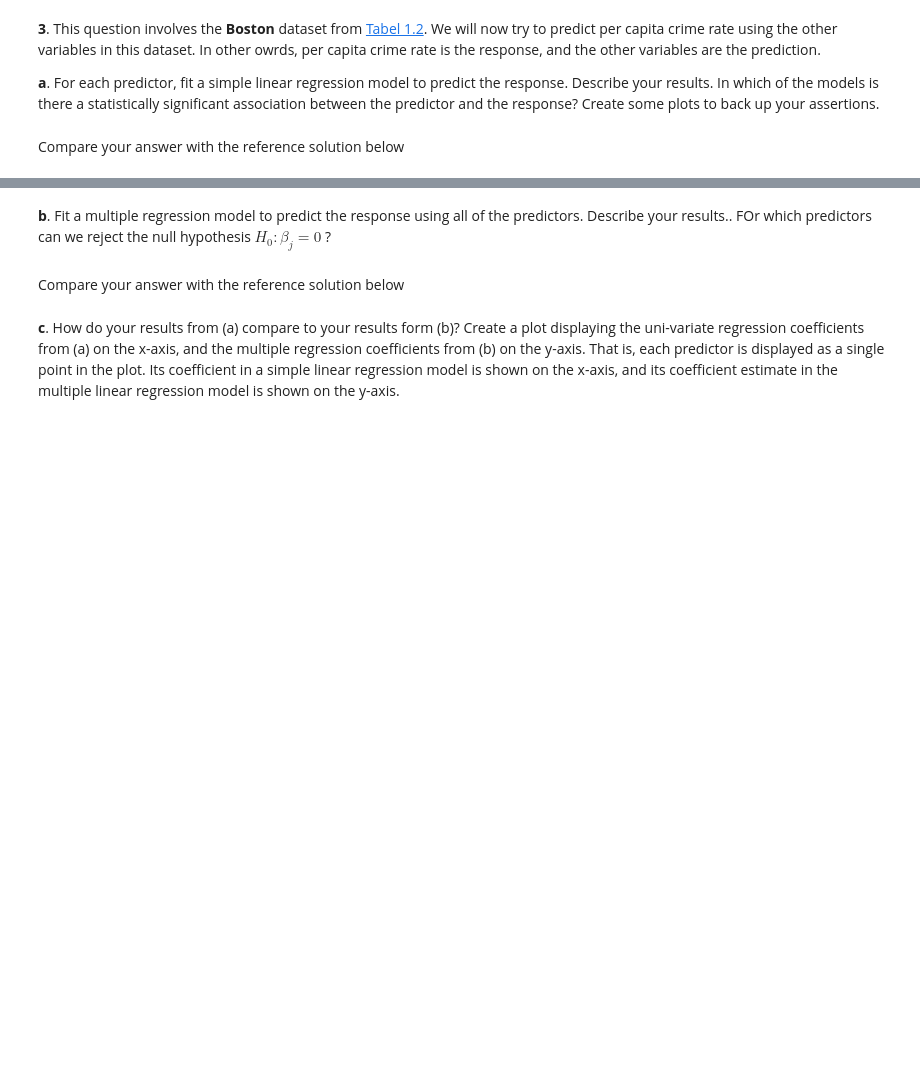
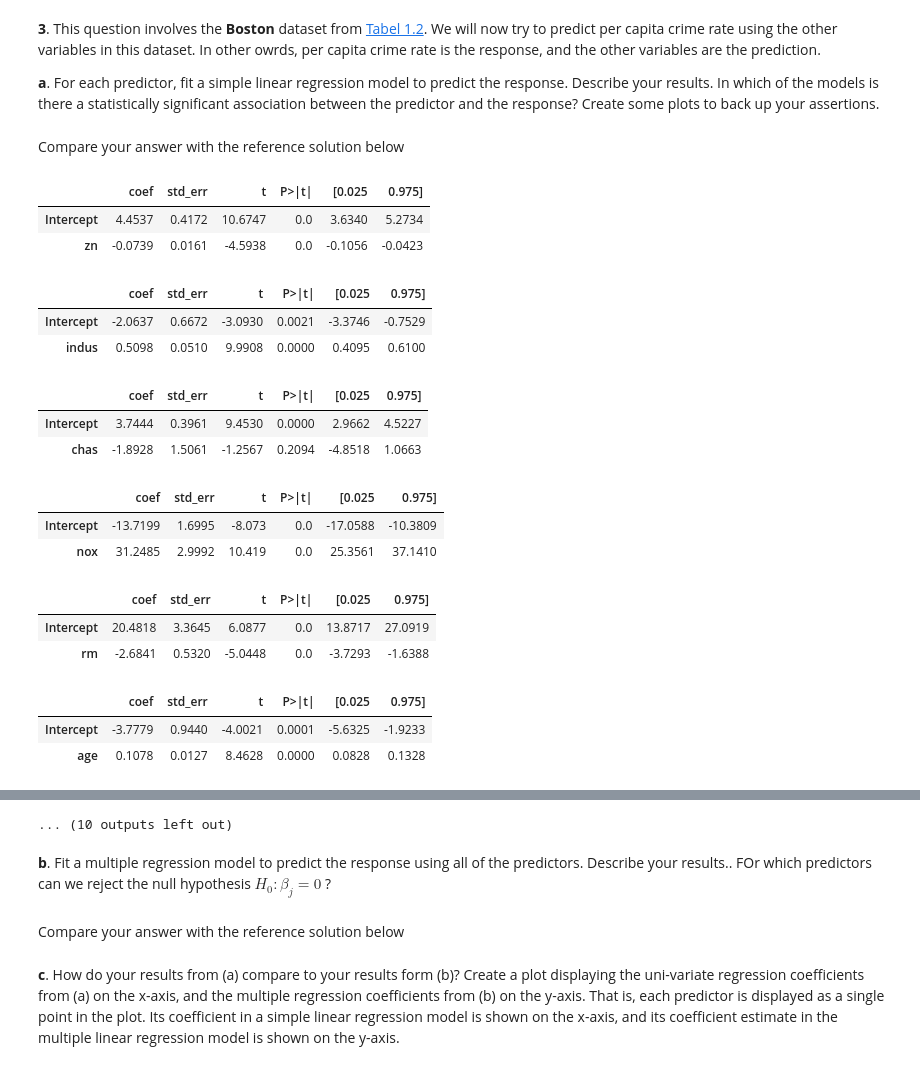
Before and after one commit to pykale/transparentML, a Jupyter notebook: content/02-linear-reg/extension-problem.ipynb, the cells around one changed output, grey strips where cells are left out. Drawn from its saved outputs; the diff is of its cells as text; code cells hidden in the pictures; blank space fills up the shorter version.

```diff
--- a/content/02-linear-reg/extension-problem.ipynb
+++ b/content/02-linear-reg/extension-problem.ipynb
@@ -642,6 +698,19 @@ Compare your answer with the reference solution below
 # Write your code below to answer the question
 # %% [markdown]
 Compare your answer with the reference solution below
+# %%
+# Feature engineering
+f = "Sales ~ Price + C(US)"
+y, X = patsy.dmatrices(f, carseats_df, return_type="dataframe")
+
+X = np.array(X)
+
+# Fit model
+model = sm.OLS(y, X).fit()
+print(model.summary())
+
+# Make predictions
+y_pred = np.array(model.predict(X))
 # %% [markdown]
 **f**. How well do the models in (a) and (e) fit the data?
 # %%
@@ -668,3 +754,68 @@ Compare your answer with the reference solution below
 # Write your code below to answer the question
 # %% [markdown]
 Compare your answer with the reference solution below
+# %%
+from IPython.display import display, HTML
+
+boston_df = pd.read_csv(
+    "https://github.com/pykale/transparentML/raw/main/data/Boston.csv"
+)
+
+# Check for missing values
+assert boston_df.isnull().sum().sum() == 0
+
+models_a = [smf.ols(formula='crim ~ {}'.format(f), data=boston_df).fit()
+            for f in boston_df.columns[1:]]
+
+for model in models_a:
+    dp = 4
+    display(pd.DataFrame({'coef':    np.around(model.params, dp),
+                          'std_err': np.around(model.bse, dp),
+                          't':       np.around(model.params / model.bse, dp),
+                          'P>|t|':   np.around(model.pvalues, dp),
+                          '[0.025':  np.around(model.conf_int(alpha=0.05)[0], dp),
+                          '0.975]':  np.around(model.conf_int(alpha=0.05)[1], dp)}))
+
+# In which of the models is there a statistically significant association between the predictor and the response?
+print("Models which have statistically significant association between the predictor and the response ")
+display(HTML('<h3>p < 0.05</h3>'))
+for model in models_a:
+    if model.pvalues[1] < 0.05:
+        print(model.params[1:].index[0])
+
+display(HTML('<h3>p > 0.05</h3>'))
+for model in models_a:
+    if model.pvalues[1] > 0.05:
+        print(model.params[1:].index[0])
+
+#Create some plots to back up your assertions.
+
+print("\nSome plots to back up my assertions.")
+def plot_grid(df, response, cols):
+    """ Plot all predictor variables against response in grid """
+    variables = df.columns.drop(response)
+    for i in range(0, len(variables), cols):
+        g = sns.PairGrid(df, y_vars=[response], x_vars=variables[i:i+cols], height=4)
+        g.map(sns.regplot);
+    return
+
+plot_grid(boston_df, 'crim', 4)
+# %% [output]
+|  | coef | std_err | t | P>|t| | [0.025 | 0.975] |
+| Intercept | 4.4537 | 0.4172 | 10.6747 | 0.0 | 3.6340 | 5.2734 |
+| zn | -0.0739 | 0.0161 | -4.5938 | 0.0 | -0.1056 | -0.0423 |
+|  | coef | std_err | t | P>|t| | [0.025 | 0.975] |
+| Intercept | -2.0637 | 0.6672 | -3.0930 | 0.0021 | -3.3746 | -0.7529 |
+| indus | 0.5098 | 0.0510 | 9.9908 | 0.0000 | 0.4095 | 0.6100 |
+|  | coef | std_err | t | P>|t| | [0.025 | 0.975] |
+| Intercept | 3.7444 | 0.3961 | 9.4530 | 0.0000 | 2.9662 | 4.5227 |
+| chas | -1.8928 | 1.5061 | -1.2567 | 0.2094 | -4.8518 | 1.0663 |
+|  | coef | std_err | t | P>|t| | [0.025 | 0.975] |
+| Intercept | -13.7199 | 1.6995 | -8.073 | 0.0 | -17.0588 | -10.3809 |
+| nox | 31.2485 | 2.9992 | 10.419 | 0.0 | 25.3561 | 37.1410 |
+|  | coef | std_err | t | P>|t| | [0.025 | 0.975] |
+| Intercept | 20.4818 | 3.3645 | 6.0877 | 0.0 | 13.8717 | 27.0919 |
+| rm | -2.6841 | 0.5320 | -5.0448 | 0.0 | -3.7293 | -1.6388 |
+|  | coef | std_err | t | P>|t| | [0.025 | 0.975] |
+| Intercept | -3.7779 | 0.9440 | -4.0021 | 0.0001 | -5.6325 | -1.9233 |
+| age | 0.1078 | 0.0127 | 8.4628 | 0.0000 | 0.0828 | 0.1328 |
@@ -671,3 +840,4 @@ Compare your answer with the reference solution below
+... (10 outputs left out)
 # %% [markdown]
 **b**. Fit a multiple regression model to predict the response using all of the predictors. Describe your results.. FOr which predictors can we reject the null hypothesis $H_0 : \beta_j = 0$ ?
 # %%
```
Also changed, not shown: parts of 12 cells of this notebook.
